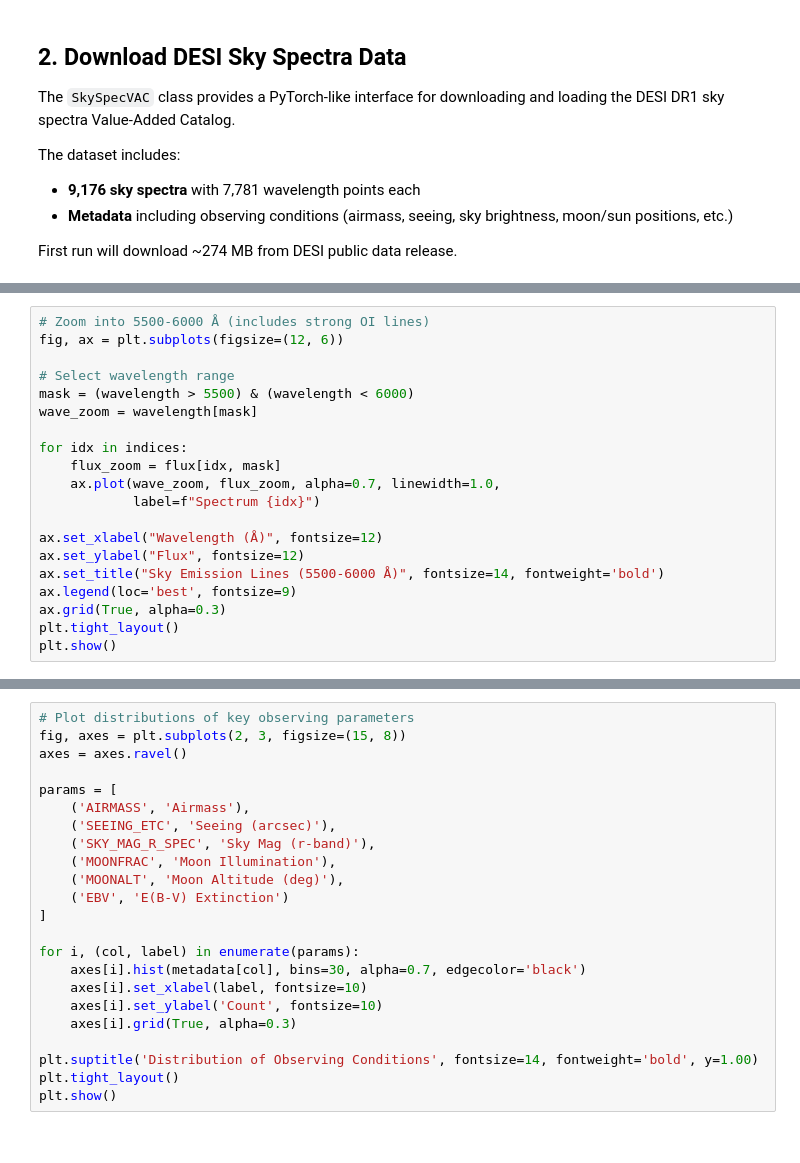
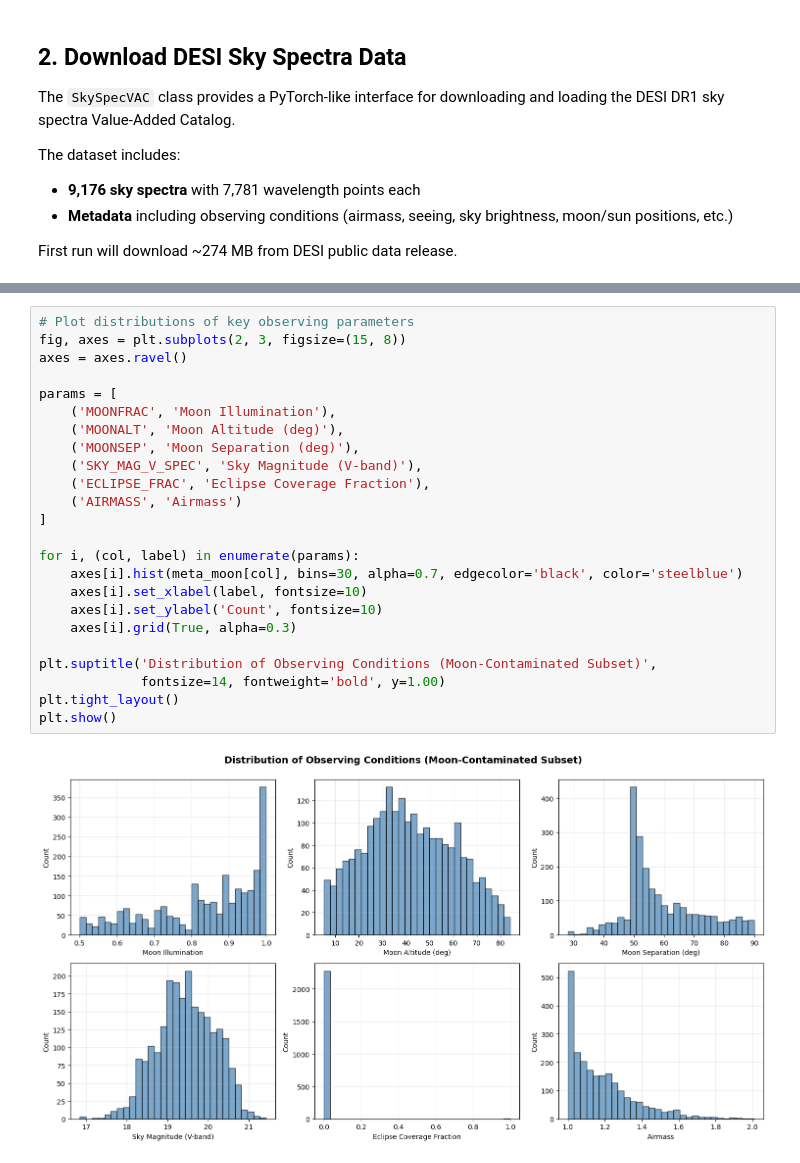
Before and after one commit to MatthewDowicz/desisky, a Jupyter notebook: examples/00_quickstart.ipynb, the cells around one changed output, grey strips where cells are left out. Drawn from its saved outputs; the diff is of its cells as text.

```diff
--- a/examples/00_quickstart.ipynb
+++ b/examples/00_quickstart.ipynb
@@ -94,22 +177,2 @@ Sky spectra are dominated by emission lines. Let's zoom into a region to see the
-# %%
-# Zoom into 5500-6000 Å (includes strong OI lines)
-fig, ax = plt.subplots(figsize=(12, 6))
-
-# Select wavelength range
-mask = (wavelength > 5500) & (wavelength < 6000)
-wave_zoom = wavelength[mask]
-
-for idx in indices:
-    flux_zoom = flux[idx, mask]
-    ax.plot(wave_zoom, flux_zoom, alpha=0.7, linewidth=1.0,
-            label=f"Spectrum {idx}")
-
-ax.set_xlabel("Wavelength (Å)", fontsize=12)
-ax.set_ylabel("Flux", fontsize=12)
-ax.set_title("Sky Emission Lines (5500-6000 Å)", fontsize=14, fontweight='bold')
-ax.legend(loc='best', fontsize=9)
-ax.grid(True, alpha=0.3)
-plt.tight_layout()
-plt.show()
 # %% [markdown]
 ## 6. Observing Conditions Distribution
@@ -118,23 +179,26 @@ Visualize the distribution of observing conditions in the dataset.
 # %%
 # Plot distributions of key observing parameters
 fig, axes = plt.subplots(2, 3, figsize=(15, 8))
 axes = axes.ravel()
 
 params = [
-    ('AIRMASS', 'Airmass'),
-    ('SEEING_ETC', 'Seeing (arcsec)'),
-    ('SKY_MAG_R_SPEC', 'Sky Mag (r-band)'),
     ('MOONFRAC', 'Moon Illumination'),
     ('MOONALT', 'Moon Altitude (deg)'),
-    ('EBV', 'E(B-V) Extinction')
+    ('MOONSEP', 'Moon Separation (deg)'),
+    ('SKY_MAG_V_SPEC', 'Sky Magnitude (V-band)'),
+    ('ECLIPSE_FRAC', 'Eclipse Coverage Fraction'),
+    ('AIRMASS', 'Airmass')
 ]
 
 for i, (col, label) in enumerate(params):
-    axes[i].hist(metadata[col], bins=30, alpha=0.7, edgecolor='black')
+    axes[i].hist(meta_moon[col], bins=30, alpha=0.7, edgecolor='black', color='steelblue')
     axes[i].set_xlabel(label, fontsize=10)
     axes[i].set_ylabel('Count', fontsize=10)
     axes[i].grid(True, alpha=0.3)
 
-plt.suptitle('Distribution of Observing Conditions', fontsize=14, fontweight='bold', y=1.00)
+plt.suptitle('Distribution of Observing Conditions (Moon-Contaminated Subset)',
+             fontsize=14, fontweight='bold', y=1.00)
 plt.tight_layout()
 plt.show()
+# %% [output]
+[figure, added]
```
Also changed, not shown: parts of 27 cells of this notebook, 6 other files.
